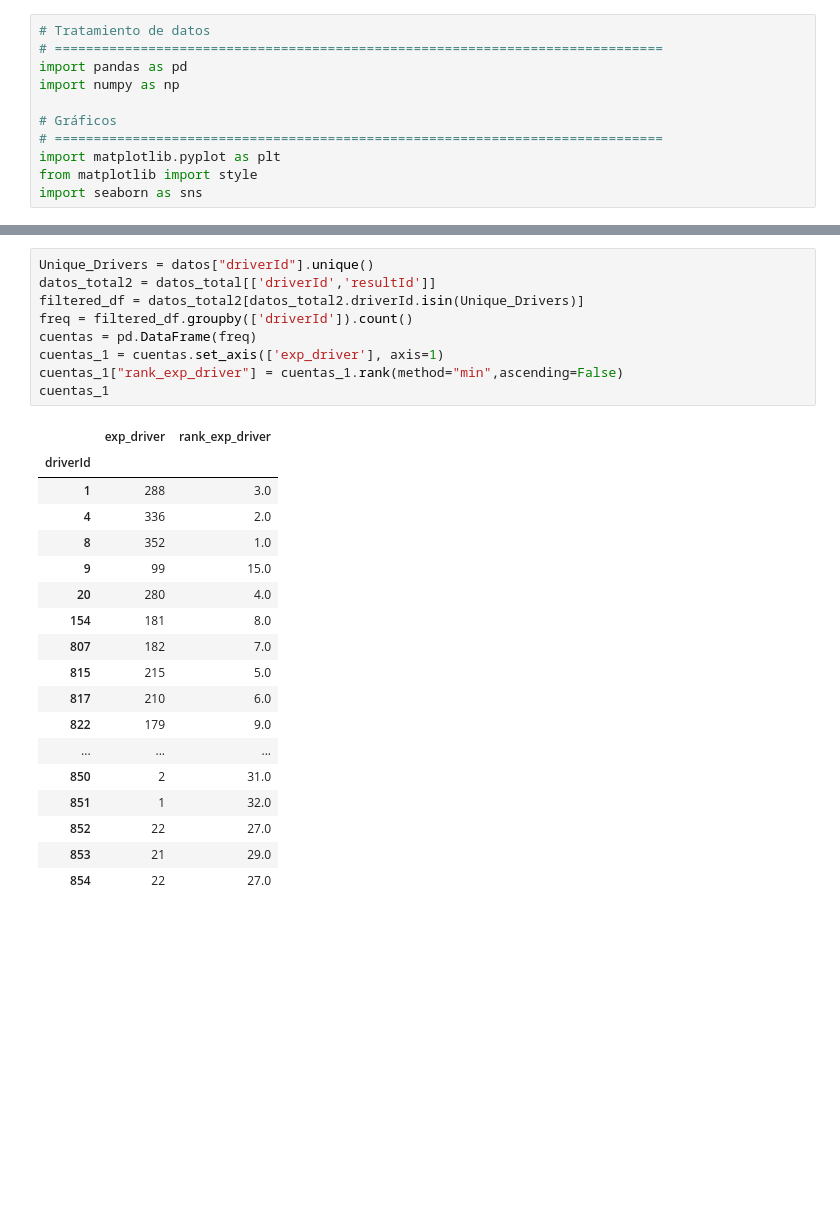
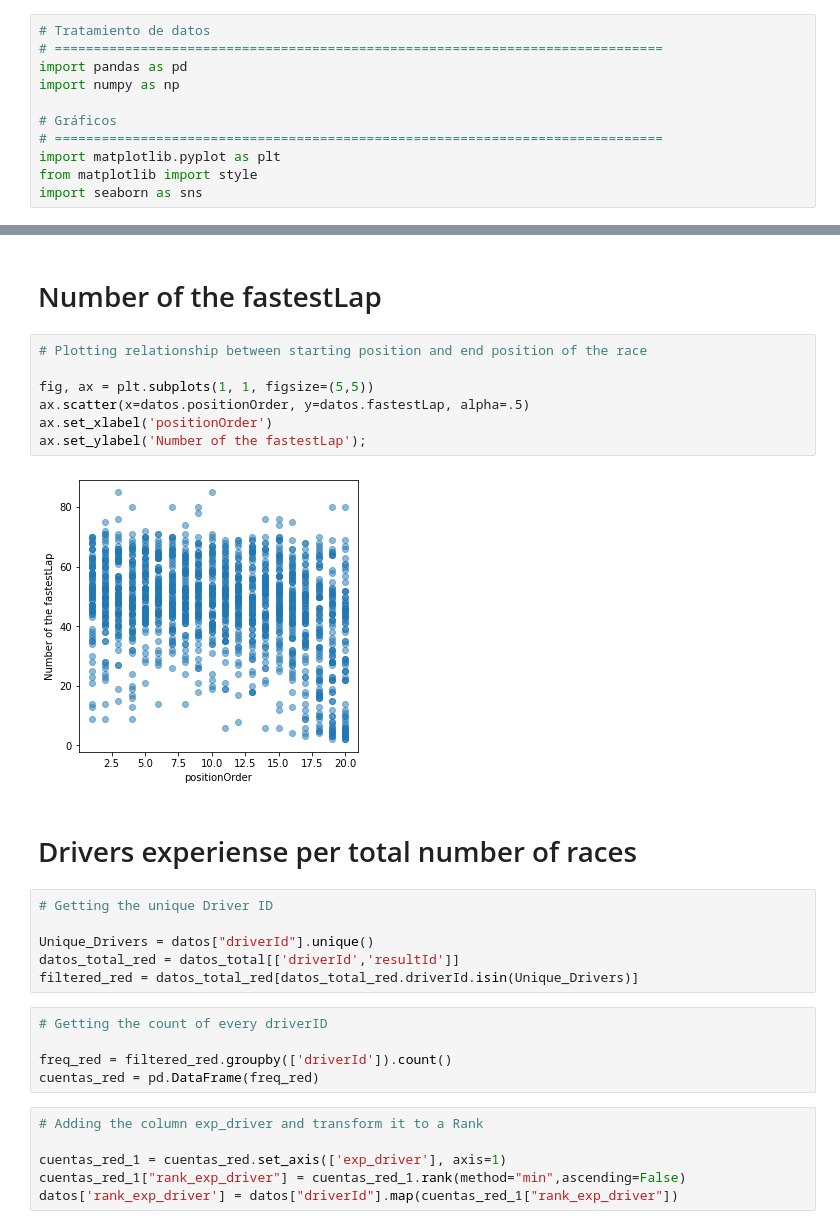
Before and after one commit to SeRoGaTa/FinalProject_Team_8, a Jupyter notebook: CleaningData/ExploringData.ipynb, the cells around one changed output, grey strips where cells are left out. Saved outputs shown, nothing was run; the diff lists cells and outputs as text; blank space fills up the shorter version.

```diff
--- a/CleaningData/ExploringData.ipynb
+++ b/CleaningData/ExploringData.ipynb
@@ -66,28 +107,30 @@ memory usage: 3.5+ MB
+# %% [markdown]
+# Number of the fastestLap
+# %%
+# Plotting relationship between starting position and end position of the race
+
+fig, ax = plt.subplots(1, 1, figsize=(5,5))
+ax.scatter(x=datos.positionOrder, y=datos.fastestLap, alpha=.5)
+ax.set_xlabel('positionOrder')
+ax.set_ylabel('Number of the fastestLap');
+# %% [output]
+[figure, added]
+# %% [markdown]
+# Drivers experiense per total number of races
+# %%
+# Getting the unique Driver ID
+
+Unique_Drivers = datos["driverId"].unique()
+datos_total_red = datos_total[['driverId','resultId']]
+filtered_red = datos_total_red[datos_total_red.driverId.isin(Unique_Drivers)]
+# %%
+# Getting the count of every driverID
+
+freq_red = filtered_red.groupby(['driverId']).count()
+cuentas_red = pd.DataFrame(freq_red)
 # %%
-Unique_Drivers = datos["driverId"].unique()
-datos_total2 = datos_total[['driverId','resultId']]
-filtered_df = datos_total2[datos_total2.driverId.isin(Unique_Drivers)]
-freq = filtered_df.groupby(['driverId']).count()
-cuentas = pd.DataFrame(freq)
-cuentas_1 = cuentas.set_axis(['exp_driver'], axis=1)
-cuentas_1["rank_exp_driver"] = cuentas_1.rank(method="min",ascending=False)
-cuentas_1
+# Adding the column exp_driver and transform it to a Rank
+
+cuentas_red_1 = cuentas_red.set_axis(['exp_driver'], axis=1)
+cuentas_red_1["rank_exp_driver"] = cuentas_red_1.rank(method="min",ascending=False)
+datos['rank_exp_driver'] = datos["driverId"].map(cuentas_red_1["rank_exp_driver"])
-# %% [output]
-|  | exp_driver | rank_exp_driver |
-| driverId |  |  |
-| 1 | 288 | 3.0 |
-| 4 | 336 | 2.0 |
-| 8 | 352 | 1.0 |
-| 9 | 99 | 15.0 |
-| 20 | 280 | 4.0 |
-| 154 | 181 | 8.0 |
-| 807 | 182 | 7.0 |
-| 815 | 215 | 5.0 |
-| 817 | 210 | 6.0 |
-| 822 | 179 | 9.0 |
-| ... | ... | ... |
-| 850 | 2 | 31.0 |
-| 851 | 1 | 32.0 |
-| 852 | 22 | 27.0 |
-| 853 | 21 | 29.0 |
-| 854 | 22 | 27.0 |
```
Also changed, not shown: parts of 44 cells of this notebook, 2 other files.
